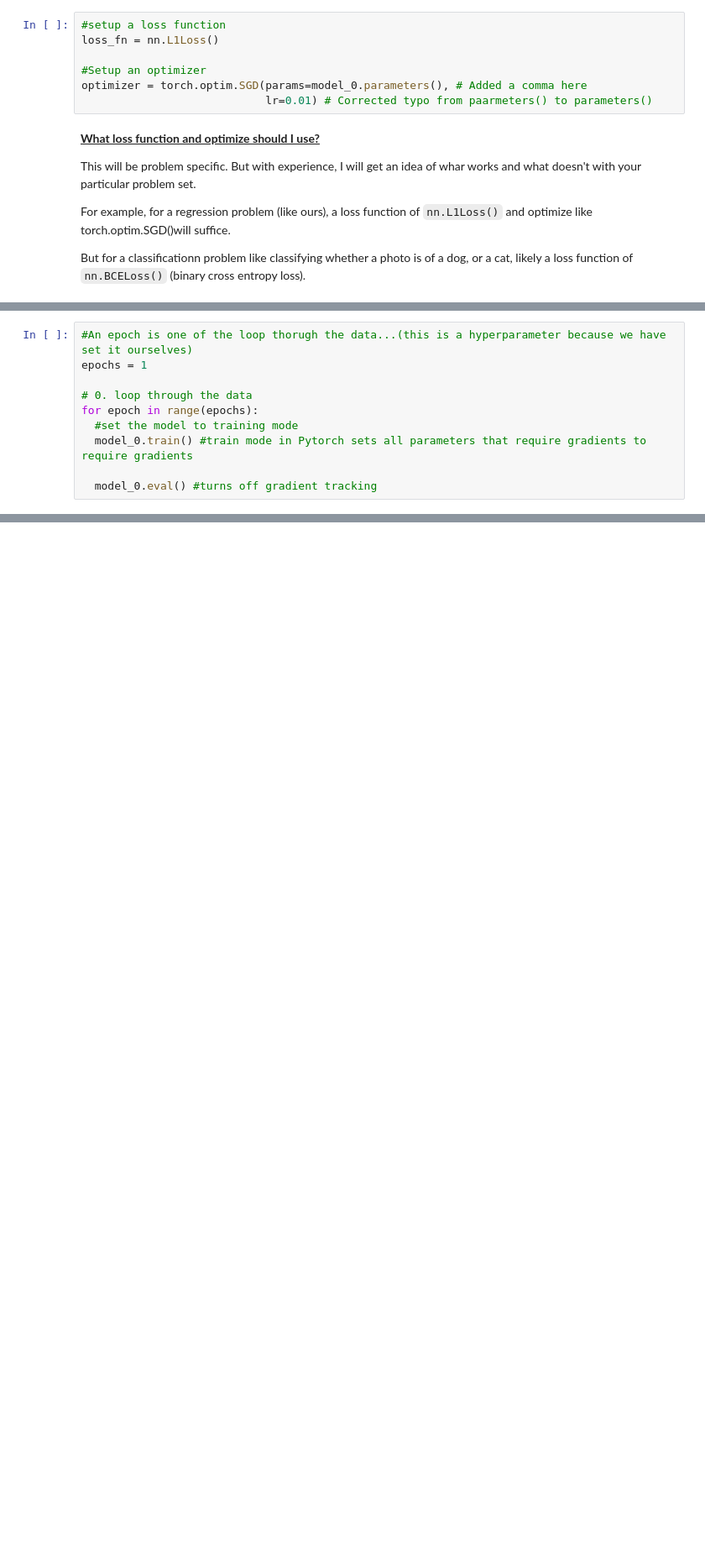
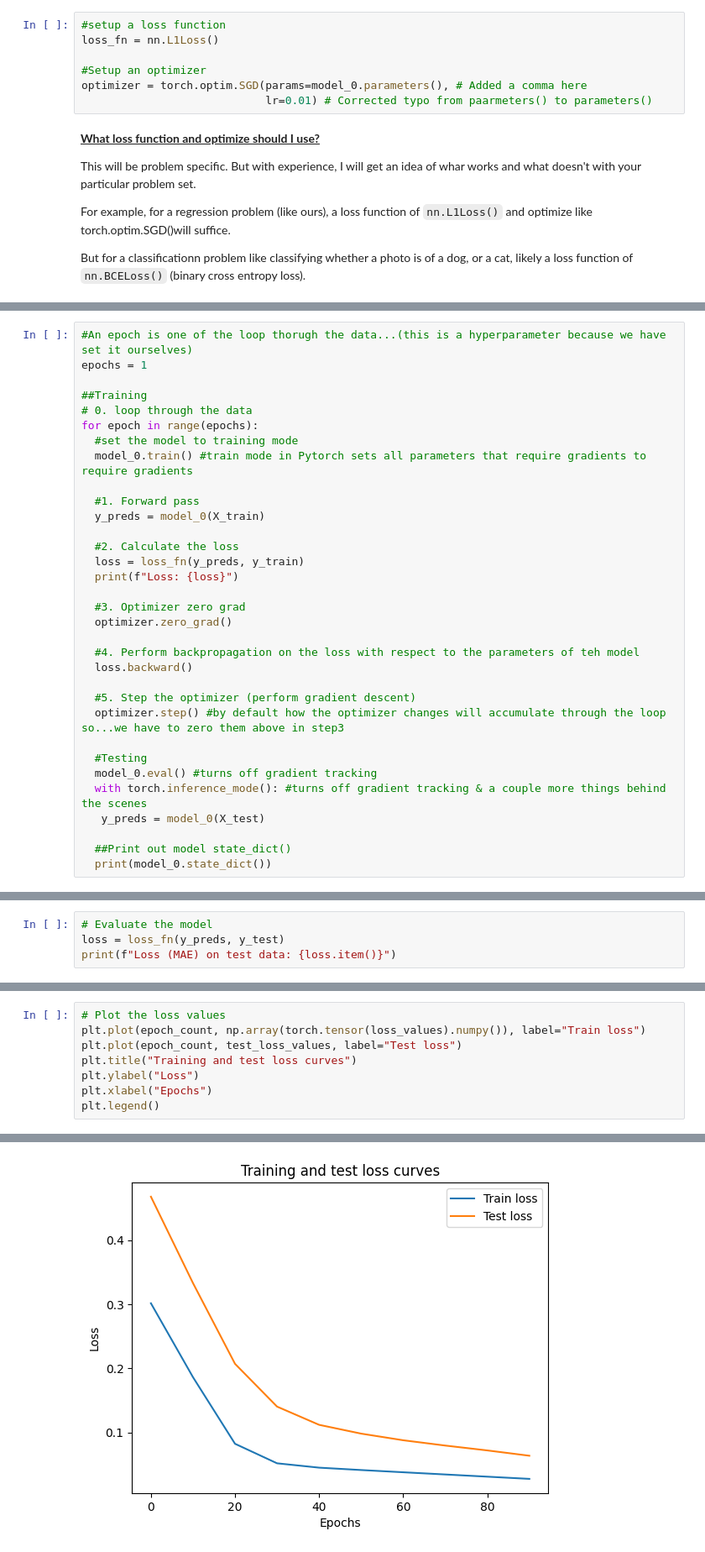
Before and after one commit to yamini-nirwan/Learning-Python, a Jupyter notebook: 01_pytorch_workflow.ipynb, the cells around one changed output, grey strips where cells are left out. Shown at 84% size. Saved outputs shown, nothing was run; the diff lists cells and outputs as text; blank space fills up the shorter version.

```diff
--- a/01_pytorch_workflow.ipynb
+++ b/01_pytorch_workflow.ipynb
@@ -400,9 +415,32 @@ list(model_0.parameters())
 #An epoch is one of the loop thorugh the data...(this is a hyperparameter because we have set it ourselves)
 epochs = 1
 
+##Training
 # 0. loop through the data
 for epoch in range(epochs):
   #set the model to training mode
   model_0.train() #train mode in Pytorch sets all parameters that require gradients to require gradients
 
+  #1. Forward pass
+  y_preds = model_0(X_train)
+
+  #2. Calculate the loss
+  loss = loss_fn(y_preds, y_train)
+  print(f"Loss: {loss}")
+
+  #3. Optimizer zero grad
+  optimizer.zero_grad()
+
+  #4. Perform backpropagation on the loss with respect to the parameters of teh model
+  loss.backward()
+
+  #5. Step the optimizer (perform gradient descent)
+  optimizer.step() #by default how the optimizer changes will accumulate through the loop so...we have to zero them above in step3
+
+  #Testing
   model_0.eval() #turns off gradient tracking
+  with torch.inference_mode(): #turns off gradient tracking & a couple more things behind the scenes
+   y_preds = model_0(X_test)
+
+  ##Print out model state_dict()
+  print(model_0.state_dict())
@@ -408,0 +468,4 @@ for epoch in range(epochs):
+# %%
+# Evaluate the model
+loss = loss_fn(y_preds, y_test)
+print(f"Loss (MAE) on test data: {loss.item()}")
@@ -408,0 +576,9 @@ for epoch in range(epochs):
+# %%
+# Plot the loss values
+plt.plot(epoch_count, np.array(torch.tensor(loss_values).numpy()), label="Train loss")
+plt.plot(epoch_count, test_loss_values, label="Test loss")
+plt.title("Training and test loss curves")
+plt.ylabel("Loss")
+plt.xlabel("Epochs")
+plt.legend()
+# %% [output]
@@ -408,0 +586 @@ for epoch in range(epochs):
+[figure, added]
```
Also changed, not shown: parts of 19 cells of this notebook.
